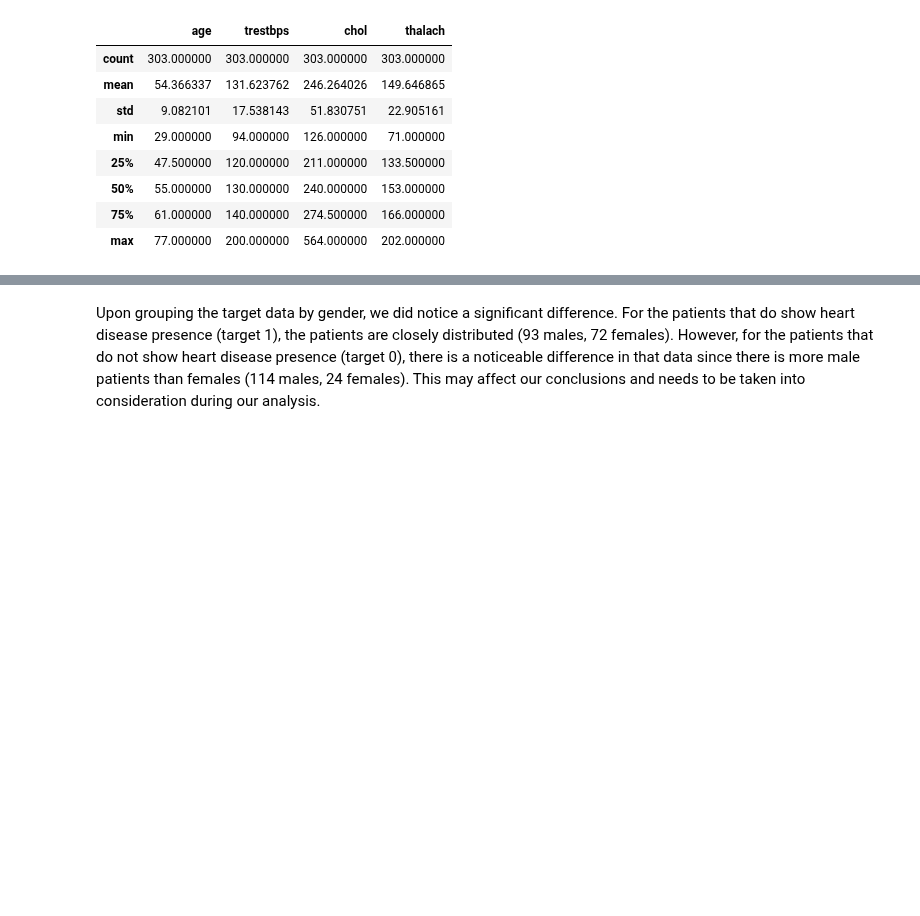
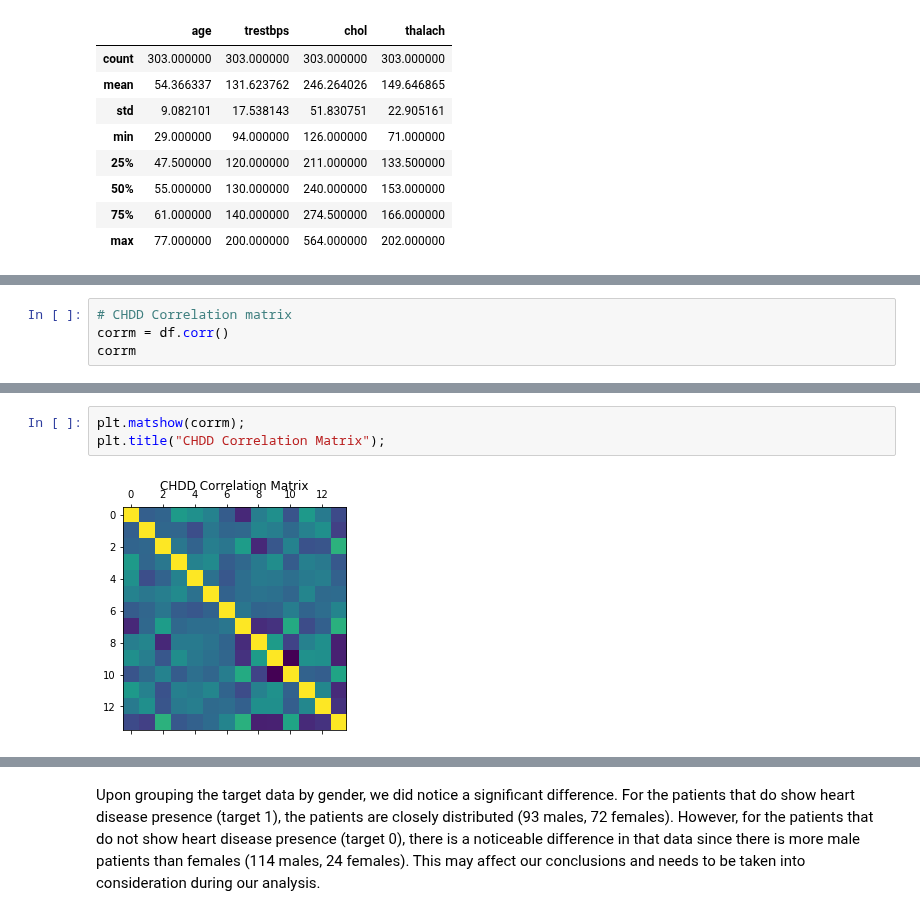
Before and after one commit to realdanielbyrne/Data_Mining_Labs, a Jupyter notebook: Lab1.ipynb, the cells around one changed output, grey strips where cells are left out. Saved outputs shown, nothing was run; the diff lists cells and outputs as text; blank space fills up the shorter version.

```diff
--- a/Lab1.ipynb
+++ b/Lab1.ipynb
@@ -158,0 +217,4 @@ A topic of discussion is if gender is a factor for CAD. To further investigate t
+# %%
+# CHDD Correlation matrix
+corrm = df.corr()
+corrm
@@ -158,0 +237,5 @@ A topic of discussion is if gender is a factor for CAD. To further investigate t
+# %%
+plt.matshow(corrm);
+plt.title("CHDD Correlation Matrix");
+# %% [output]
+[figure, added]
```
Also changed, not shown: parts of 17 cells of this notebook.
